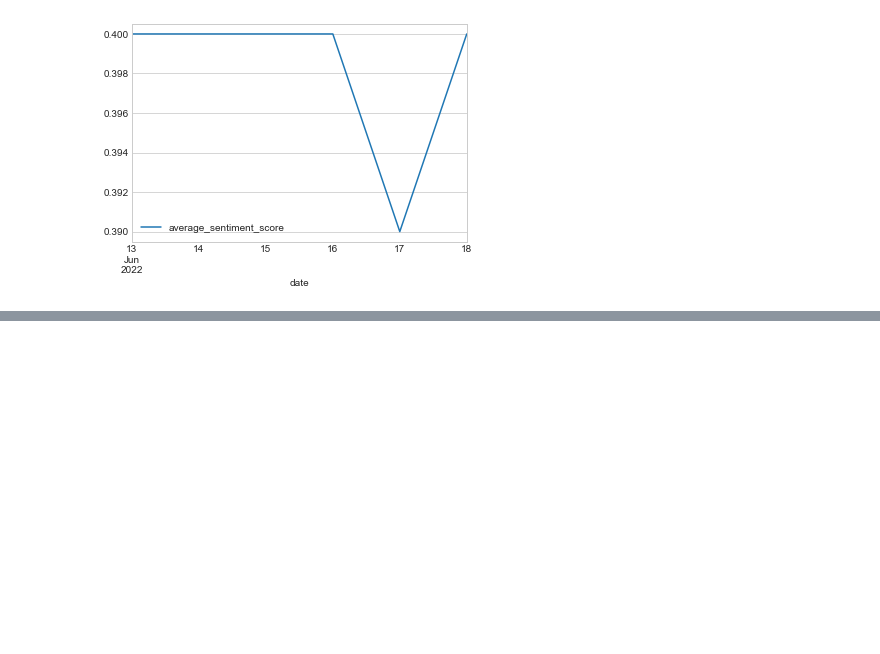
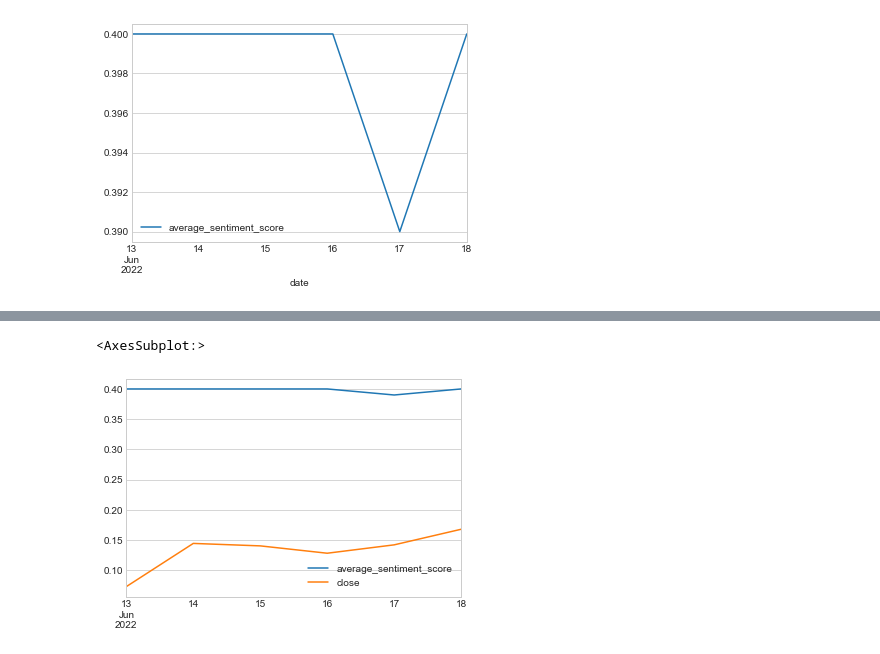
Before and after one commit to sameerlakhe/NFTSentimentAnalysis, a Jupyter notebook: NFTSentimentAnalysis.ipynb, the cells around one changed output, grey strips where cells are left out. Drawn from its saved outputs; the diff is of its cells as text; code cells hidden in the pictures; blank space fills up the shorter version.

Commit message:
determine correlation between sentiment and price

```diff
--- a/NFTSentimentAnalysis.ipynb
+++ b/NFTSentimentAnalysis.ipynb
@@ -1177,3 +1178,10 @@ average_sentiment_score_past_days_df.plot()
 # %% [output]
 <AxesSubplot:xlabel='date'>
 [figure]
+# %%
+df_boredapeyachtclub_orig = test = df_boredapeyachtclub_orig.sort_index(ascending=False)
+# %%
+combined_df = pd.concat([average_sentiment_score_past_days_df, df_boredapeyachtclub_orig], axis="columns", join="inner")
+#divide close to scale it in same range as sentiment score
+combined_df["close"]= combined_df["close"]/1000000
+combined_df
@@ -1179,0 +1196,5 @@ average_sentiment_score_past_days_df.plot()
+# %%
+combined_df.plot()
+# %% [output]
+<AxesSubplot:>
+[figure, added]
```
Also changed, not shown: parts of 5 cells of this notebook, 10 other files.
